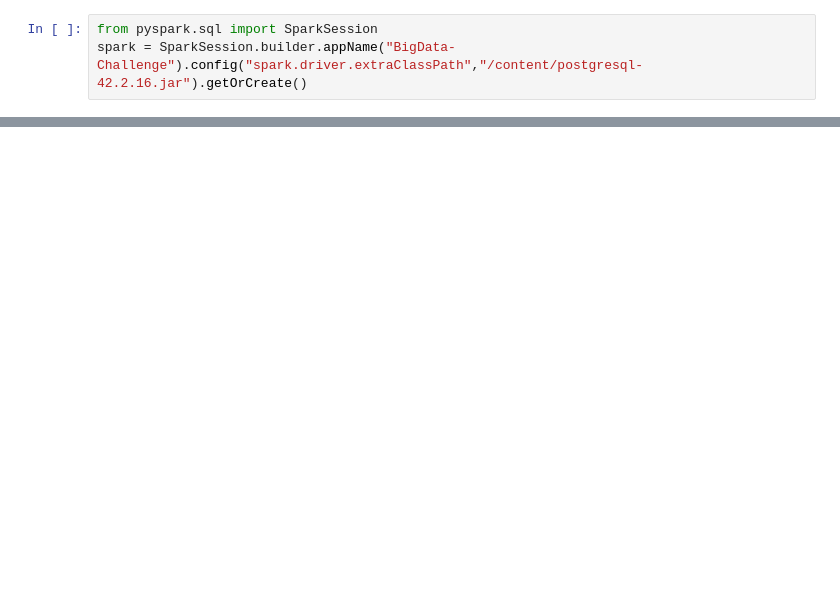
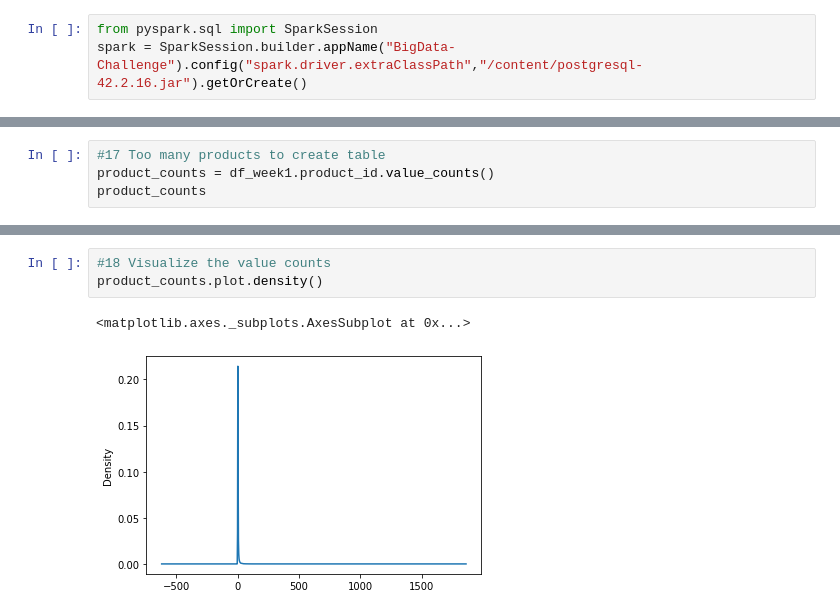
Before and after one commit to jbenasuli/consumer_behavior, a Jupyter notebook: AmazonDatabase.ipynb, the cells around one changed output, grey strips where cells are left out. Saved outputs shown, nothing was run; the diff lists cells and outputs as text; blank space fills up the shorter version.

```diff
--- a/AmazonDatabase.ipynb
+++ b/AmazonDatabase.ipynb
@@ -288,0 +286,4 @@ apriori_table
+# %%
+#17 Too many products to create table
+product_counts = df_week1.product_id.value_counts()
+product_counts
@@ -288,0 +303,6 @@ apriori_table
+# %%
+#18 Visualize the value counts
+product_counts.plot.density()
+# %% [output]
+<matplotlib.axes._subplots.AxesSubplot at 0x...>
+[figure, added]
```
Also changed, not shown: parts of 41 cells of this notebook.
